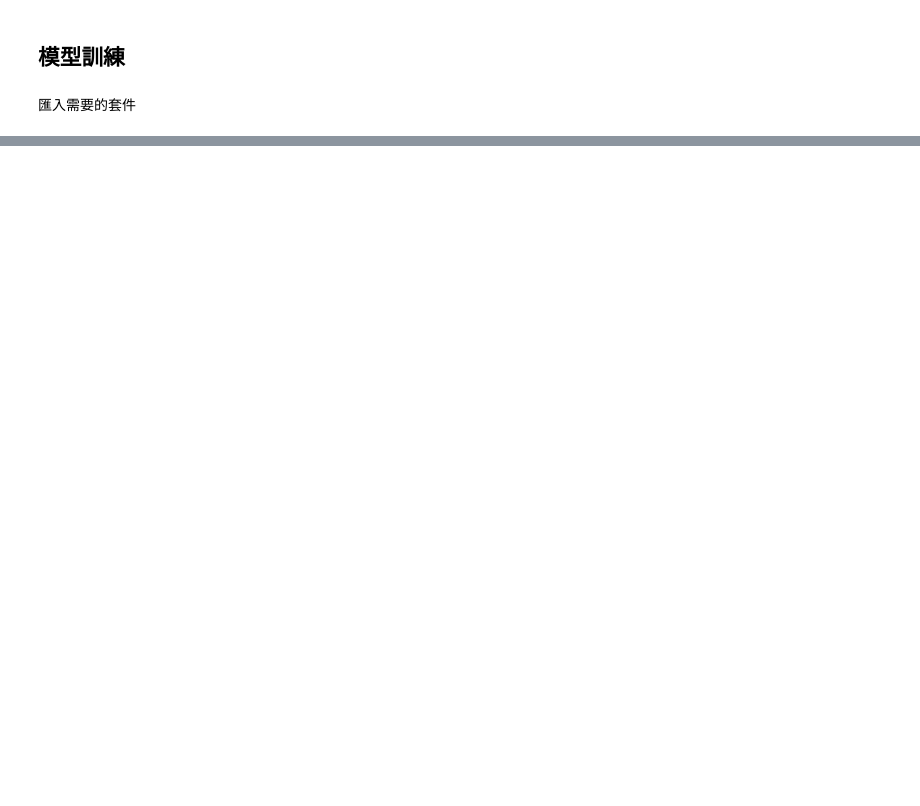
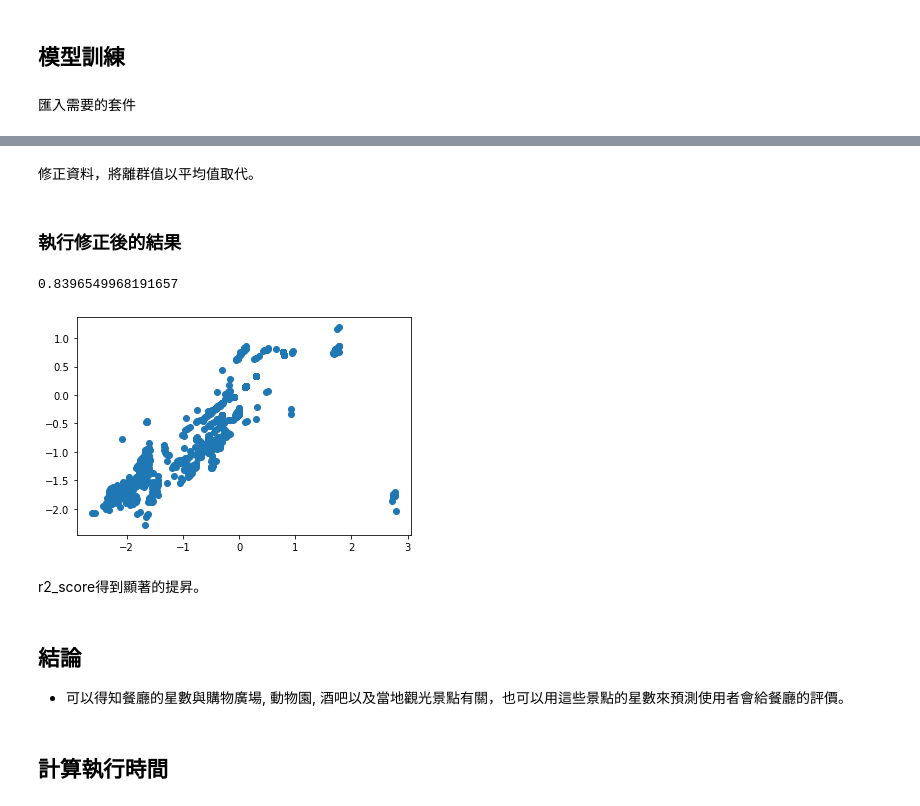
Before and after one commit to ting2313/DataAnalytics-learning, a Jupyter notebook: hw3-2/main.ipynb, the cells around one changed output, grey strips where cells are left out. Drawn from its saved outputs; the diff is of its cells as text; code cells hidden in the pictures; blank space fills up the shorter version.

```diff
--- a/hw3-2/main.ipynb
+++ b/hw3-2/main.ipynb
@@ -104,3 +261,52 @@ KMeans(algorithm='auto', copy_x=True, init='k-means++', max_iter=300,
+# %% [markdown]
+修正資料，將離群值以平均值取代。
+# %%
+df[df['Category 7']==5] = df['Category 7'].mean()
+df[df['Category 8']==5]= df['Category 8'].mean()
+df[df['Category 9']==5]= df['Category 9'].mean()
+df[df['Category 10']==5]= df['Category 10'].mean()
+df[df['Category 11']==5]= df['Category 11'].mean()
+
+train_x = df[['Category 7','Category 8','Category 10','Category 11']][0:2000]
+train_y = df[['Category 9']][0:2000]
+test_x = df[['Category 7','Category 8','Category 10','Category 11']][2001:]
+test_y = df[['Category 9']][2001:]
+
+train_x.index = range(len(train_x))
+train_y.index = range(len(train_y))
+test_x.index = range(len(test_x))
+test_y.index = range(len(test_y))
+# %%
+from sklearn.preprocessing import StandardScaler
+
+stdscaler = StandardScaler()
+train_x = stdscaler.fit_transform(train_x)
+test_x = stdscaler.transform(test_x)
+
+stdscaler = StandardScaler()
+train_y = stdscaler.fit_transform(train_y)
+test_y = stdscaler.transform(test_y)
+# %% [markdown]
+### 執行修正後的結果
+# %%
+model = LinearRegression()
+model.fit(train_x,train_y)
+
+predict = model.predict(test_x)
+print(r2_score(test_y,predict))
+
+plt.scatter(test_y, predict)
+plt.show()
+# %% [output]
+0.8396549968191657
+[figure, added]
+# %% [markdown]
+r2_score得到顯著的提昇。
+# %% [markdown]
+## 結論
+* 可以得知餐廳的星數與購物廣場, 動物園, 酒吧以及當地觀光景點有關，也可以用這些景點的星數來預測使用者會給餐廳的評價。
+# %% [markdown]
+## 計算執行時間
 # %%
 # 請勿更動此區塊程式碼
 
```
Also changed, not shown: parts of 21 cells of this notebook.
